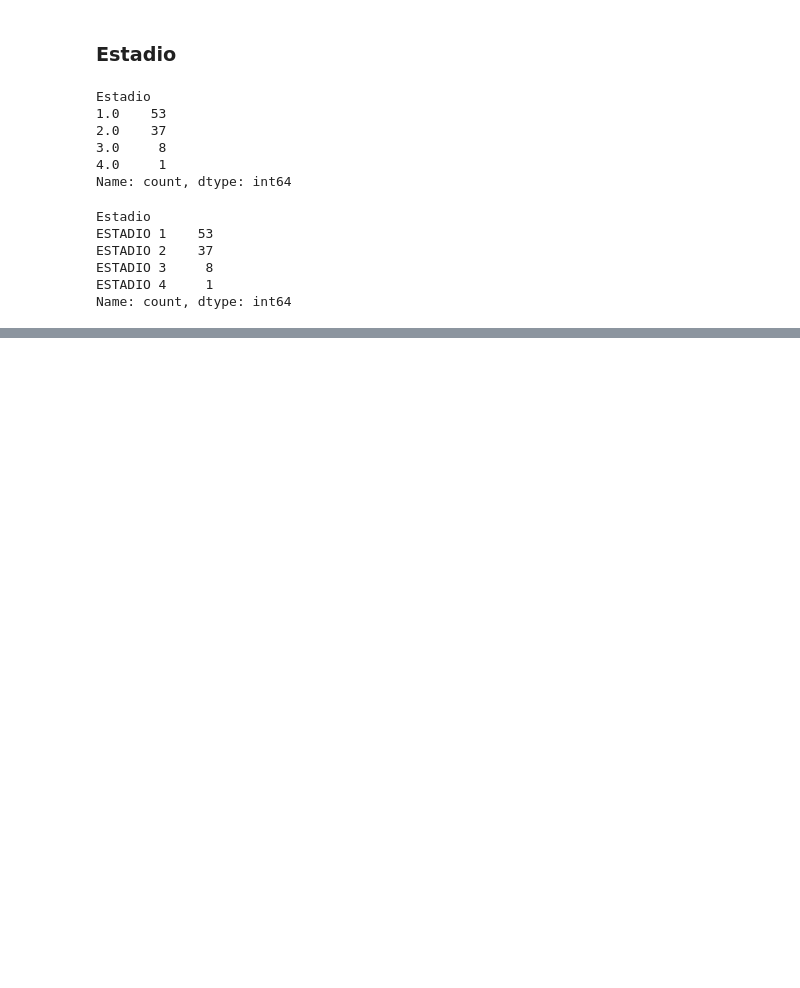
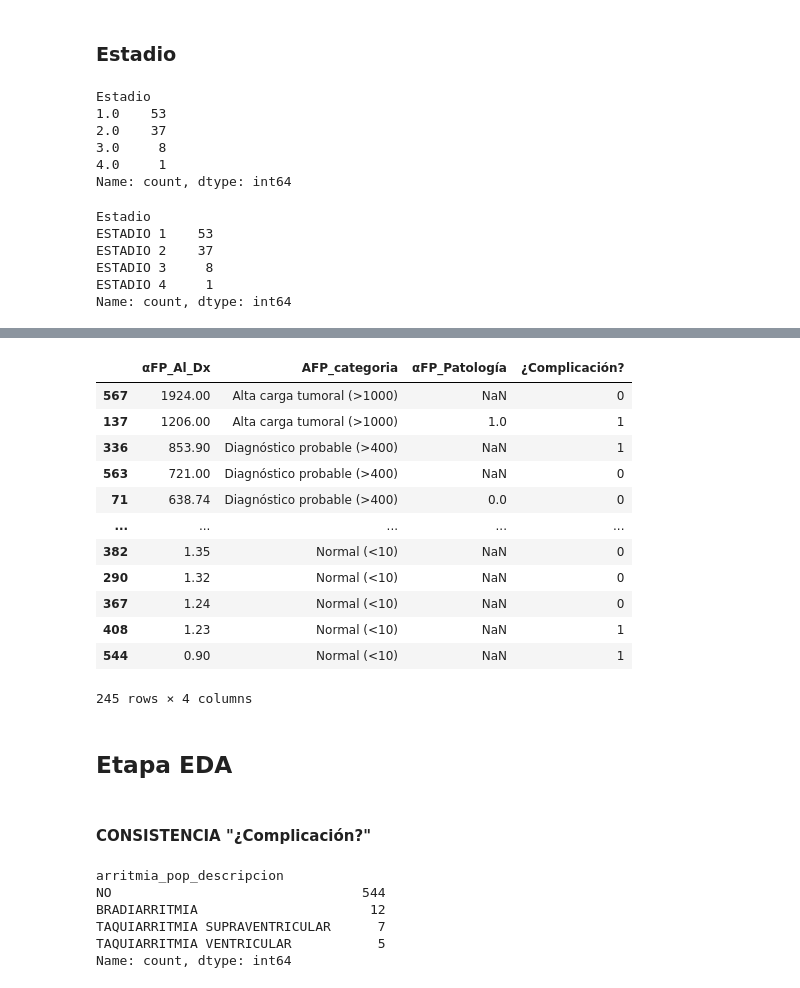
Before and after one commit to Traintain/MINE4101-202520-Proyecto-Transplantes-Hepaticos, a Jupyter notebook: BI_transplante_hepatico_JARM.ipynb, the cells around one changed output, grey strips where cells are left out. Drawn from its saved outputs; the diff is of its cells as text; code cells hidden in the pictures; blank space fills up the shorter version.

```diff
--- a/BI_transplante_hepatico_JARM.ipynb
+++ b/BI_transplante_hepatico_JARM.ipynb
@@ -170,0 +173,9 @@ df_vars.to_excel('clasificacion_variables_df_trans_hepatico.xlsx', index=False)
+# %%
+# 2️⃣ Pasar los textos equivalentes a "sin complicación" a 0
+df_trans_hepatico["¿Complicación?"].replace(["NO", "N0", "NINGUNA", "NINGUNO", "NADA"], 0, inplace=True)
+
+# 3️⃣ Todo lo demás (que no sea 0 ni NaN) se vuelve 1
+df_trans_hepatico["¿Complicación?"] = df_trans_hepatico["¿Complicación?"].apply(
+    lambda x: 1 if not pd.isna(x) and x != 0 else 0
+)
+df_trans_hepatico["¿Complicación?"].value_counts()
@@ -353,6 +375,11 @@ arritmia_pop_cod
 2.0      5
 Name: count, dtype: int64
 # %%
-df_trans_hepatico['arritmia_pop_descripcion'] = df_trans_hepatico['arritmia_pop_cod'].replace({0: 'NO', 1: 'TAQUIARRITMIA SUPRAVENTRICULAR', 2: 'TAQUIARRITMIA VENTRICULAR', 3: 'BRADIARRITMIA'})
+df_trans_hepatico["arritmia_pop_descripcion"] = (
+    df_trans_hepatico["arritmia_pop_cod"]
+    .map({0: "NO", 1: "TAQUIARRITMIA SUPRAVENTRICULAR", 2: "TAQUIARRITMIA VENTRICULAR", 3: "BRADIARRITMIA"})
+    .fillna("NO")  # o np.nan si prefieres conservar los nulos
+)
 df_trans_hepatico['arritmia_pop_descripcion'].value_counts()
+df_trans_hepatico['arritmia_pop_descripcion'].unique()
 # %% [output]
@@ -987,5 +1108,7 @@ Name: count, dtype: int64
 # %% [markdown]
 ### Complicación_Asociada
 # %%
+df_trans_hepatico["Complicación_Asociada"].replace(["NO", "N0", "NINGUNA", "NINGUNO", "NADA"], np.nan, inplace=True)
+
 df_trans_hepatico["Complicación_Asociada"].value_counts()
 # %% [output]
@@ -1171,0 +1316,21 @@ Las comorbilidades estan separadas en su mayoria por Y, se limpiara el dato y se
+# %%
+bins = [-np.inf, 10, 100, 200, 400, 1000, np.inf]
+labels = [
+    'Normal (<10)',
+    'Elevación leve (10–100)',
+    'Indeterminado (100–200)',  # puedes renombrar o eliminar si prefieres
+    'Alta sospecha (>200)',
+    'Diagnóstico probable (>400)',
+    'Alta carga tumoral (>1000)'
+]
+
+# Crear la variable categórica
+df_trans_hepatico['AFP_categoria'] = pd.cut(
+    df_trans_hepatico['αFP_Al_Dx'],
+    bins=bins,
+    labels=labels,
+    include_lowest=True,
+    right=False  # el límite inferior es inclusivo
+)
+
+df_trans_hepatico['AFP_categoria'].value_counts()
@@ -1171,0 +1346,22 @@ Las comorbilidades estan separadas en su mayoria por Y, se limpiara el dato y se
+# %%
+df_trans_hepatico[['αFP_Al_Dx', 'AFP_categoria','αFP_Patología','¿Complicación?']].loc[
+    df_trans_hepatico['AFP_categoria'].notna()
+].sort_values('αFP_Al_Dx', ascending=False)
+# %% [output]
+|  | αFP_Al_Dx | AFP_categoria | αFP_Patología | ¿Complicación? |
+| 567 | 1924.00 | Alta carga tumoral (>1000) | NaN | 0 |
+| 137 | 1206.00 | Alta carga tumoral (>1000) | 1.0 | 1 |
+| 336 | 853.90 | Diagnóstico probable (>400) | NaN | 1 |
+| 563 | 721.00 | Diagnóstico probable (>400) | NaN | 0 |
+| 71 | 638.74 | Diagnóstico probable (>400) | 0.0 | 0 |
+| ... | ... | ... | ... | ... |
+| 382 | 1.35 | Normal (<10) | NaN | 0 |
+| 290 | 1.32 | Normal (<10) | NaN | 0 |
+| 367 | 1.24 | Normal (<10) | NaN | 0 |
+| 408 | 1.23 | Normal (<10) | NaN | 1 |
+| 544 | 0.90 | Normal (<10) | NaN | 1 |
+245 rows × 4 columns
+# %% [markdown]
+## Etapa EDA
+# %% [markdown]
+#### CONSISTENCIA "¿Complicación?"
@@ -1171,0 +1375,9 @@ Las comorbilidades estan separadas en su mayoria por Y, se limpiara el dato y se
+# %%
+df_trans_hepatico["arritmia_pop_descripcion"].value_counts()
+# %% [output]
+arritmia_pop_descripcion
+NO                                544
+BRADIARRITMIA                      12
+TAQUIARRITMIA SUPRAVENTRICULAR      7
+TAQUIARRITMIA VENTRICULAR           5
+Name: count, dtype: int64
```
Also changed, not shown: parts of 23 cells of this notebook.
